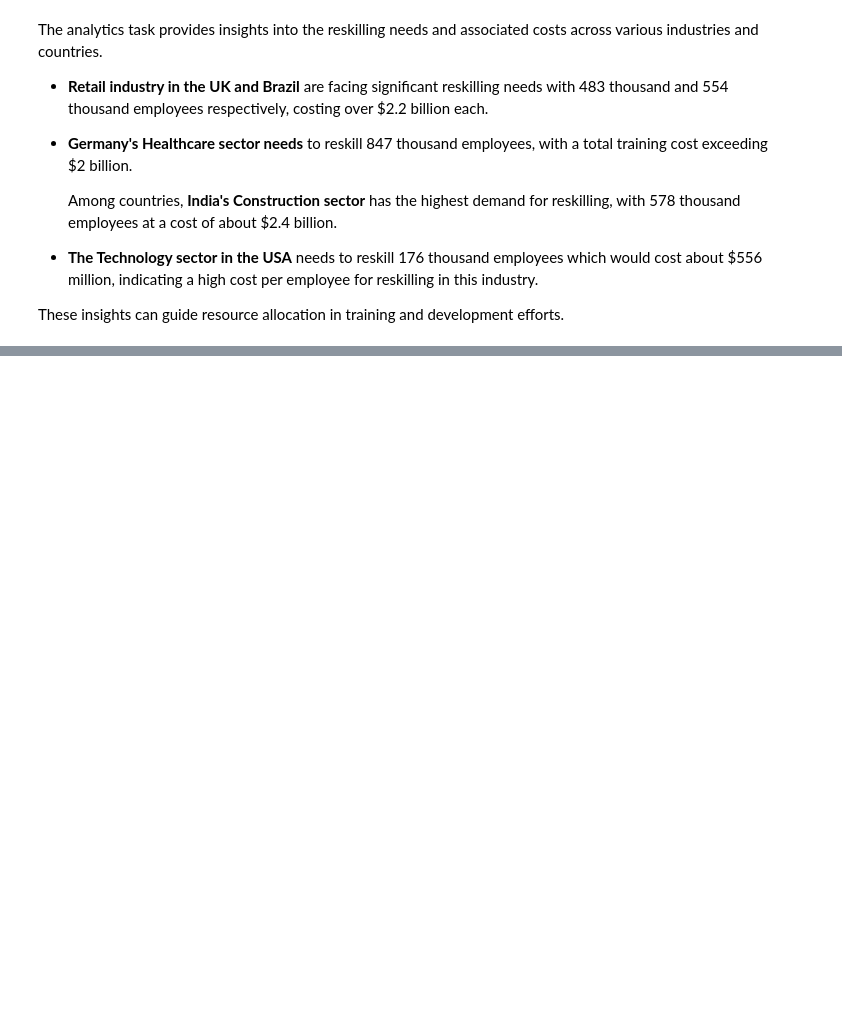
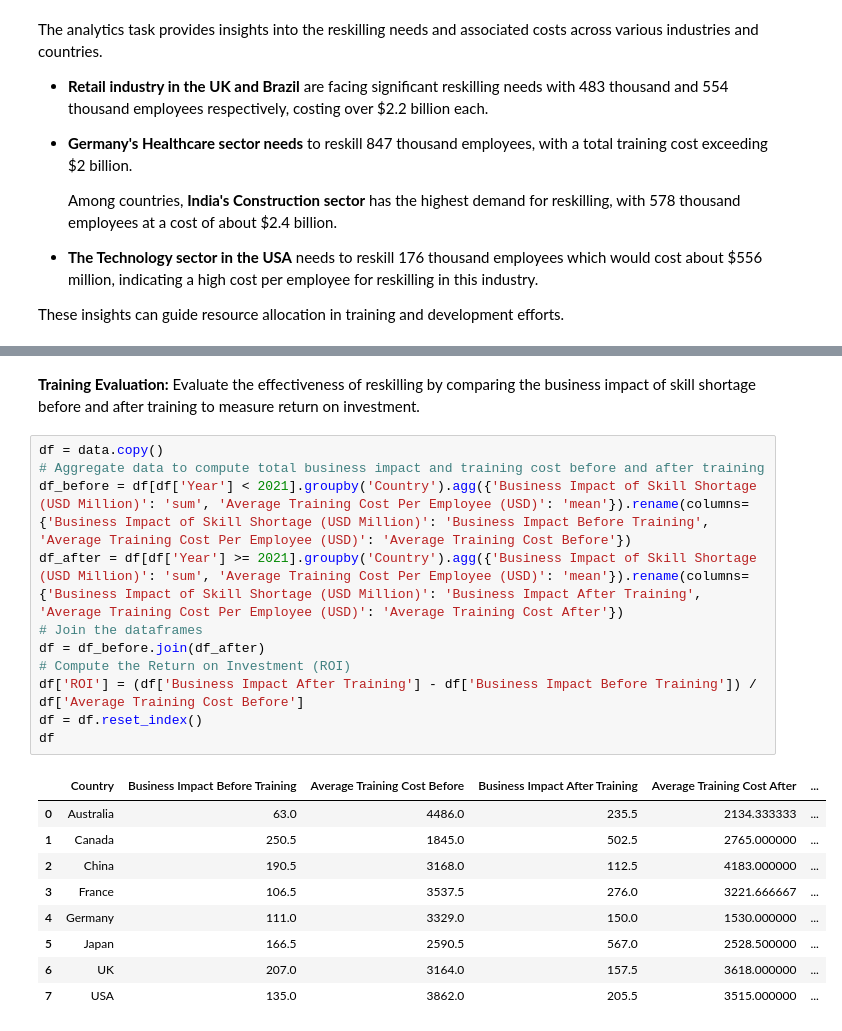
Before and after one commit to sikoh/Data-Analytics-with-Skills.AI, a Jupyter notebook: Market_Demand_Analysis.ipynb, the cells around one changed output, grey strips where cells are left out. Drawn from its saved outputs; the diff is of its cells as text; blank space fills up the shorter version.

```diff
--- a/Market_Demand_Analysis.ipynb
+++ b/Market_Demand_Analysis.ipynb
@@ -133,0 +196,23 @@ These insights can guide resource allocation in training and development efforts
+# %% [markdown]
+**Training Evaluation:** Evaluate the effectiveness of reskilling by comparing the business impact of skill shortage before and after training to measure return on investment.
+# %%
+df = data.copy()
+# Aggregate data to compute total business impact and training cost before and after training
+df_before = df[df['Year'] < 2021].groupby('Country').agg({'Business Impact of Skill Shortage (USD Million)': 'sum', 'Average Training Cost Per Employee (USD)': 'mean'}).rename(columns={'Business Impact of Skill Shortage (USD Million)': 'Business Impact Before Training', 'Average Training Cost Per Employee (USD)': 'Average Training Cost Before'})
+df_after = df[df['Year'] >= 2021].groupby('Country').agg({'Business Impact of Skill Shortage (USD Million)': 'sum', 'Average Training Cost Per Employee (USD)': 'mean'}).rename(columns={'Business Impact of Skill Shortage (USD Million)': 'Business Impact After Training', 'Average Training Cost Per Employee (USD)': 'Average Training Cost After'})
+# Join the dataframes
+df = df_before.join(df_after)
+# Compute the Return on Investment (ROI)
+df['ROI'] = (df['Business Impact After Training'] - df['Business Impact Before Training']) / df['Average Training Cost Before']
+df = df.reset_index()
+df
+# %% [output]
+|  | Country | Business Impact Before Training | Average Training Cost Before | Business Impact After Training | Average Training Cost After | ... |
+| 0 | Australia | 63.0 | 4486.0 | 235.5 | 2134.333333 | ... |
+| 1 | Canada | 250.5 | 1845.0 | 502.5 | 2765.000000 | ... |
+| 2 | China | 190.5 | 3168.0 | 112.5 | 4183.000000 | ... |
+| 3 | France | 106.5 | 3537.5 | 276.0 | 3221.666667 | ... |
+| 4 | Germany | 111.0 | 3329.0 | 150.0 | 1530.000000 | ... |
+| 5 | Japan | 166.5 | 2590.5 | 567.0 | 2528.500000 | ... |
+| 6 | UK | 207.0 | 3164.0 | 157.5 | 3618.000000 | ... |
+| 7 | USA | 135.0 | 3862.0 | 205.5 | 3515.000000 | ... |
```
Also changed, not shown: parts of 7 cells of this notebook.
